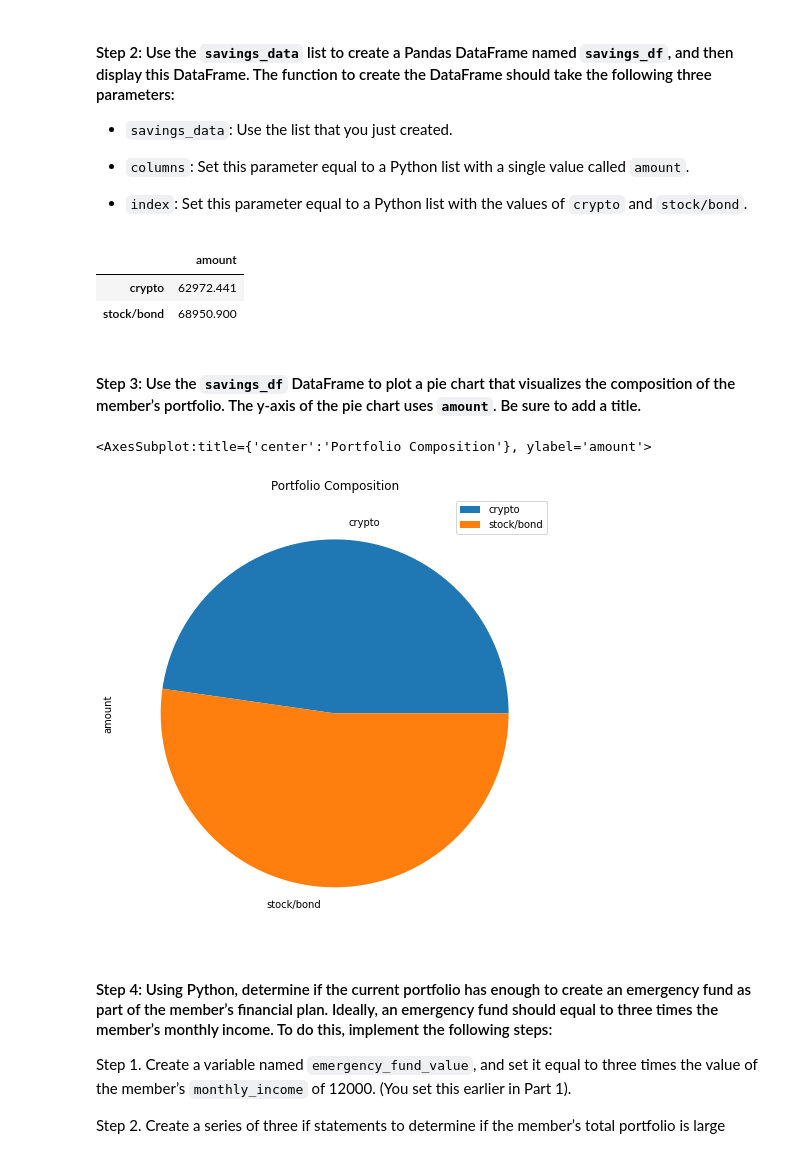
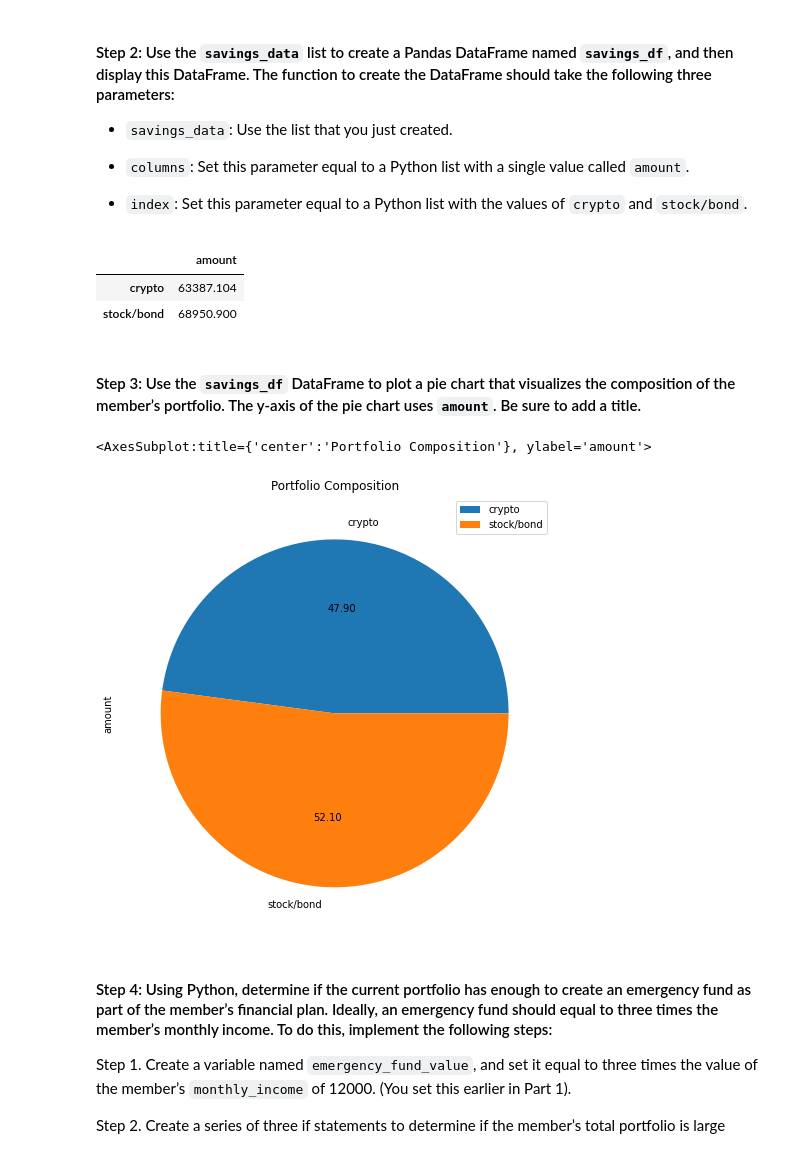
Before and after one commit to Ryanderson94/Challenge_5, a Jupyter notebook: financial_planning_tools.ipynb, the cells around one changed output. Saved outputs shown, nothing was run; the diff lists cells and outputs as text; code cells hidden in the pictures.

```diff
--- a/financial_planning_tools.ipynb
+++ b/financial_planning_tools.ipynb
@@ -268,7 +268,7 @@ spy_agg_portfolio_df.head()
 # %%
 # Access the closing price for AGG from the Alpaca DataFrame
 # Converting the value to a floating point number
-agg_close_price = spy_agg_portfolio_df["AGG"]["close"][0]
+agg_close_price = float(agg["close"])
 
 # Print the AGG closing price
 print(f'The close price for ADD was ${agg_close_price} USD')
@@ -277,7 +277,7 @@ The close price for ADD was $103.97 USD
 # %%
 # Access the closing price for SPY from the Alpaca DataFrame
 # Converting the value to a floating point number
-spy_close_price = spy_agg_portfolio_df["SPY"]["close"][0]
+spy_close_price = float(spy["close"])
 
 # Print the SPY closing price
 print(f'The close price for SPY was ${spy_close_price} USD')
@@ -368,20 +368,20 @@ print(savings_data)
 # Create a Pandas DataFrame called savings_df
 savings_df = pd.DataFrame(savings_data, index=['crypto','stock/bond'], columns=['amount'])
 
-# Display the savings_df DataFrame
+# Display the savings_df DataFrame|
 display(savings_df)
 # %% [output]
 |  | amount |
-| crypto | 62972.441 |
+| crypto | 63387.104 |
 | stock/bond | 68950.900 |
 # %% [markdown]
 #### Step 3: Use the `savings_df` DataFrame to plot a pie chart that visualizes the composition of the member’s portfolio. The y-axis of the pie chart uses `amount`. Be sure to add a title.
 # %%
 # Plot the total value of the member's portfolio (crypto and stock/bond) in a pie chart
-savings_df.plot.pie(y='amount', title='Portfolio Composition', figsize=(10,8))
+savings_df.plot.pie(y='amount', title='Portfolio Composition', figsize=(10,8), autopct='%.2f')
 # %% [output]
 <AxesSubplot:title={'center':'Portfolio Composition'}, ylabel='amount'>
-[figure, old version]
+[figure, new version]
 # %% [markdown]
 #### Step 4: Using Python, determine if the current portfolio has enough to create an emergency fund as part of the member’s financial plan. Ideally, an emergency fund should equal to three times the member’s monthly income. To do this, implement the following steps:
 
```
Also changed, not shown: parts of 23 cells of this notebook.
